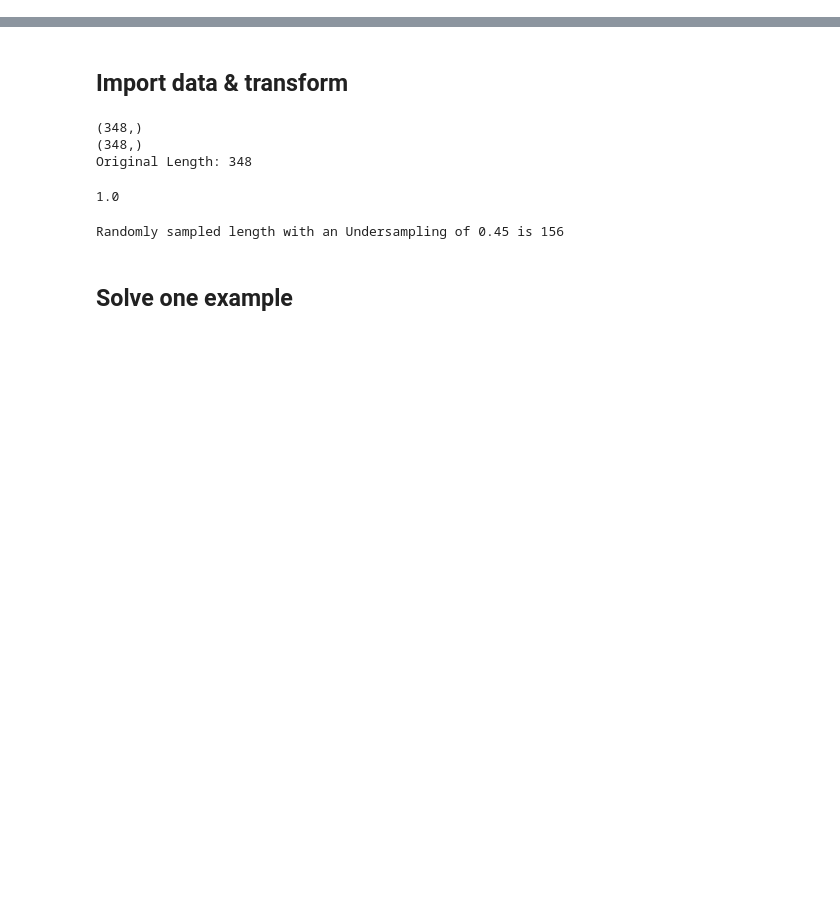
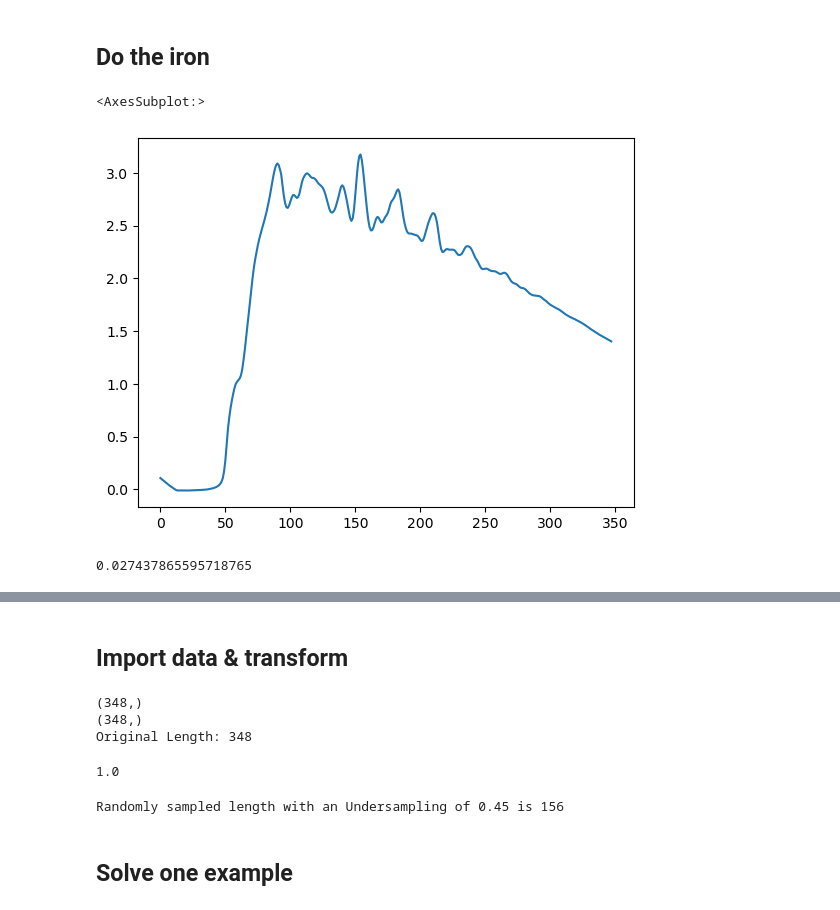
Before and after one commit to koch-kil/xanes_cs, a Jupyter notebook: compressive_sensing_for_xanes.ipynb, the cells around one changed output, grey strips where cells are left out. Drawn from its saved outputs; the diff is of its cells as text; code cells hidden in the pictures; blank space fills up the shorter version.

```diff
--- a/compressive_sensing_for_xanes.ipynb
+++ b/compressive_sensing_for_xanes.ipynb
@@ -16,0 +186,39 @@ import math
+# %% [markdown]
+## Do the iron
+# %%
+df = pd.read_csv('/Users/kili/Dropbox/Unterlagen/Empa_Git/sparse-signal-recovery/data/Fe/Fe.csv', sep='\s+')
+df['mutrans'].plot()
+# %% [output]
+<AxesSubplot:>
+[figure, added]
+# %%
+from  scipy.fft import dct
+import numpy as np
+import matplotlib.pyplot as plt
+N = len(df['mutrans'])
+# Undersample the signal with 30% of the original data
+M = N *0.45
+# create undersampling matrix with ones and zeros
+ri = np.random.choice(int(N), int(M), replace=False) # random sampling matrix
+ri.sort()
+
+# sampling matrix with random gaussian values between 0 and 1
+np.random.rand(N)
+
+
+# Compute the DCT
+y = dct(df['mutrans'].values, norm='ortho')
+
+
+#y_hat = (y + abs(min(y))) / (max(y)- min(y))
+y_hat = y / sum(abs(y))
+# get an array of zeros with the length of the original signal
+x = np.zeros(N)
+# set 1 at the indices of the random sampling matrix
+x[ri] = 1
+
+import math
+coh = x * y_hat
+max(coh)
+# %% [output]
+0.027437865595718765
```
Also changed, not shown: parts of 66 cells of this notebook, 15 other files.
